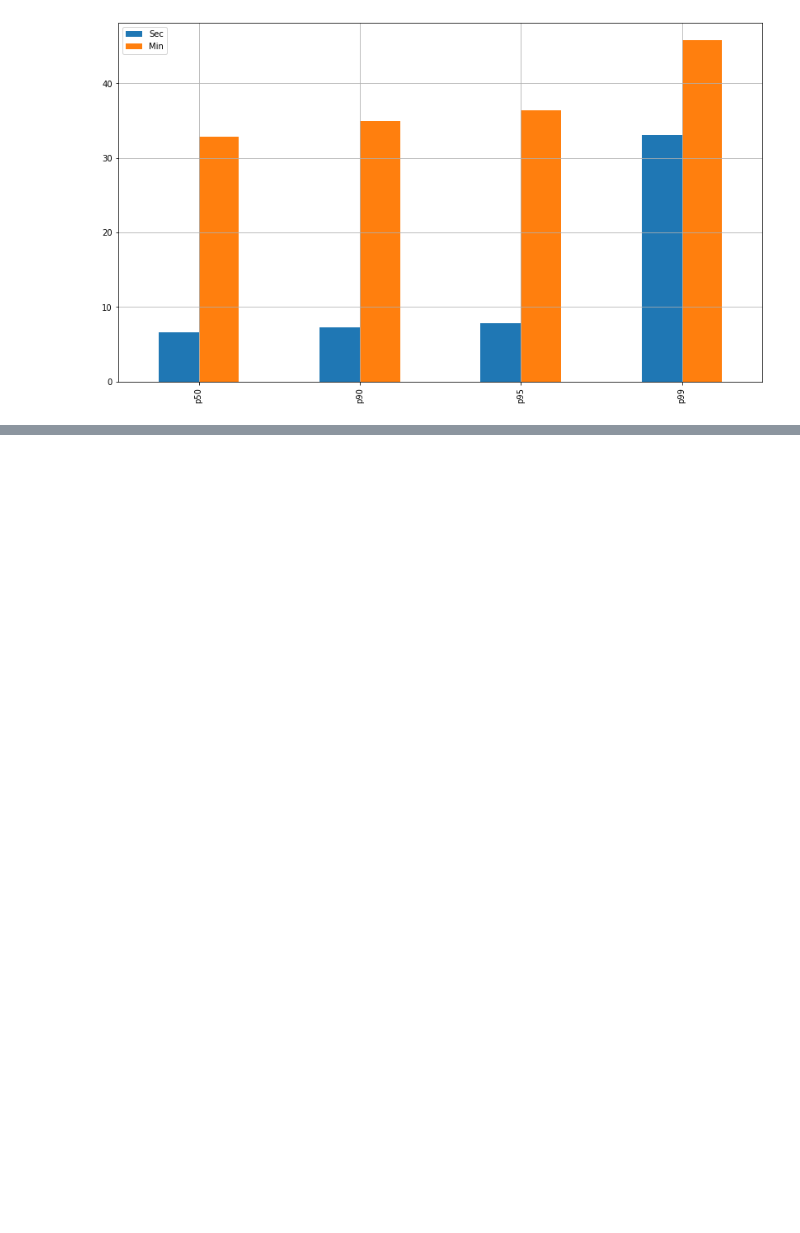
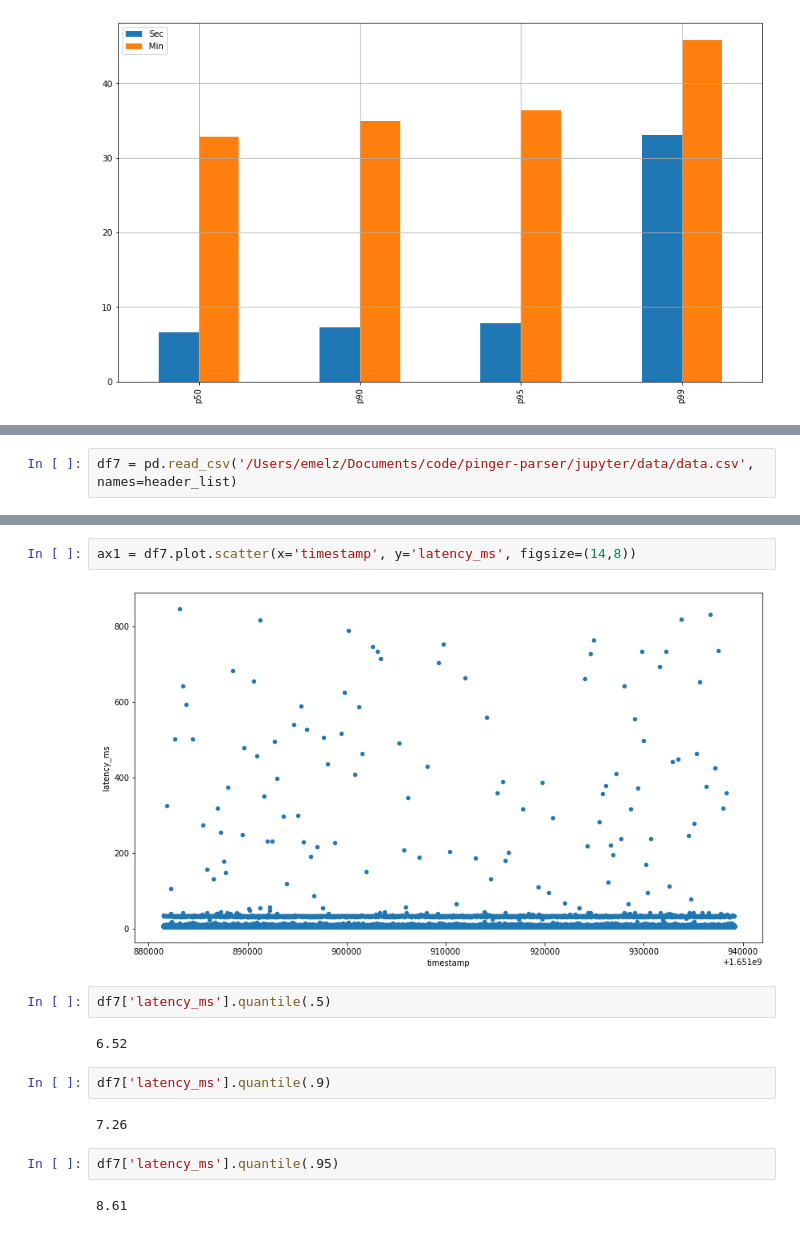
Before and after one commit to ericmelz/pinger-parser, a Jupyter notebook: jupyter/Pinger Parser Playground.ipynb, the cells around one changed output, grey strips where cells are left out. Cells and saved outputs as stored; diff of their text form; blank space fills up the shorter version.

Commit message:
added data.csv

```diff
--- a/jupyter/Pinger Parser Playground.ipynb
+++ b/jupyter/Pinger Parser Playground.ipynb
@@ -232,0 +236,2 @@ df6.plot(kind='bar', grid=True, figsize=(14,8))
+# %%
+df7 = pd.read_csv('/Users/emelz/Documents/code/pinger-parser/jupyter/data/data.csv', names=header_list)
@@ -232,0 +247,16 @@ df6.plot(kind='bar', grid=True, figsize=(14,8))
+# %%
+ax1 = df7.plot.scatter(x='timestamp', y='latency_ms', figsize=(14,8))
+# %% [output]
+[figure, added]
+# %%
+df7['latency_ms'].quantile(.5)
+# %% [output]
+6.52
+# %%
+df7['latency_ms'].quantile(.9)
+# %% [output]
+7.26
+# %%
+df7['latency_ms'].quantile(.95)
+# %% [output]
+8.61
```
Also changed, not shown: parts of 32 cells of this notebook, 1 other file.
